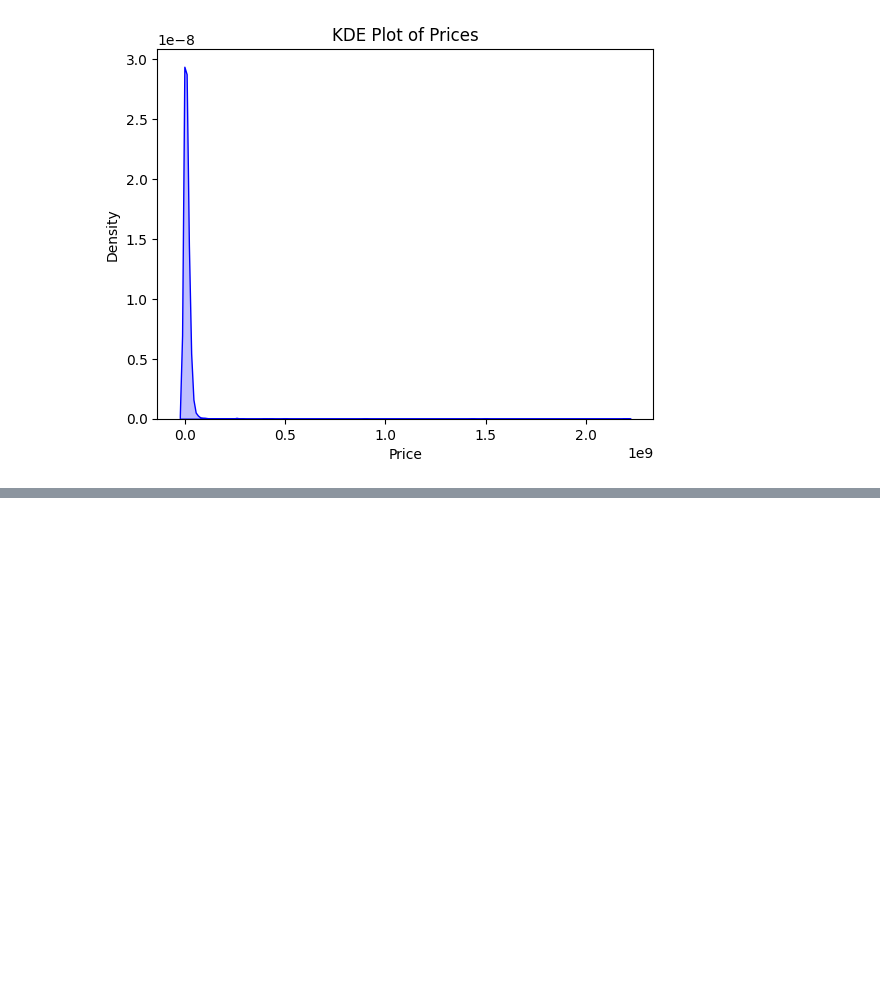
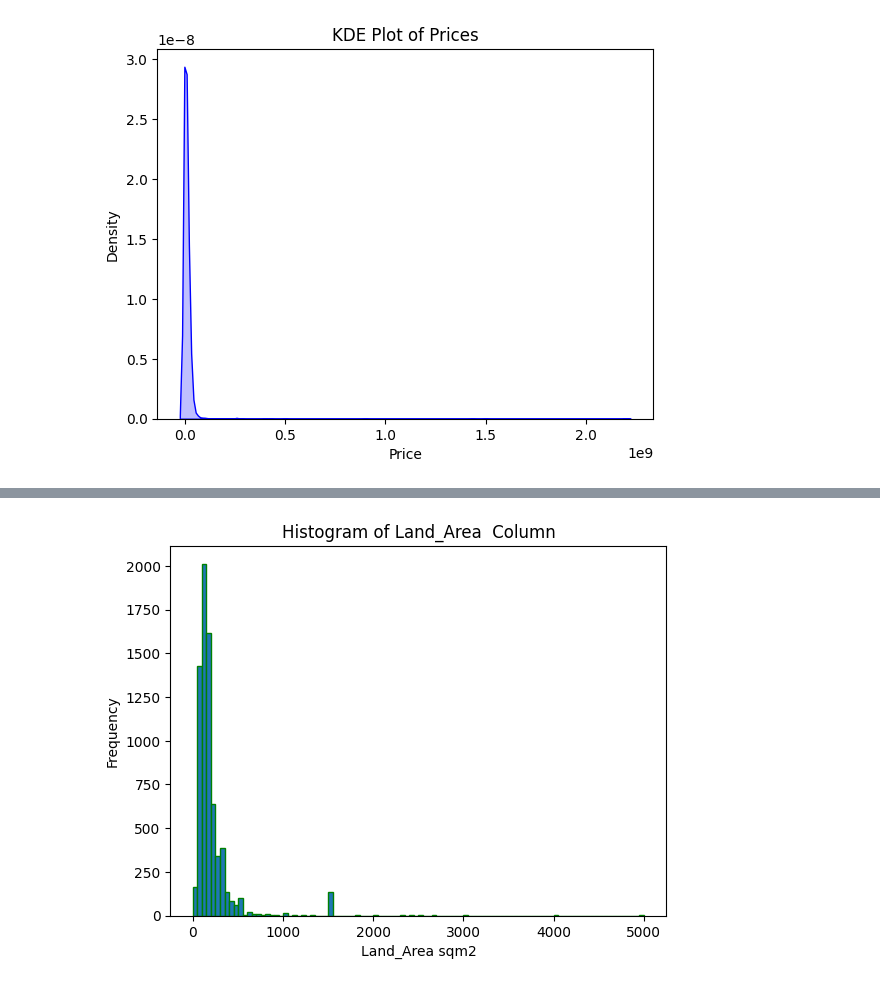
Before and after one commit to RevoEstate/PricePrediction, a Jupyter notebook: 1preprocessing.ipynb, the cells around one changed output, grey strips where cells are left out. Cells and saved outputs as stored; diff of their text form; code cells hidden in the pictures; blank space fills up the shorter version.

```diff
--- a/1preprocessing.ipynb
+++ b/1preprocessing.ipynb
@@ -67,0 +136,2 @@ plt.show()
+# %%
+dataset["Bathrooms"].fillna(dataset["Bathrooms"].mode()[0], inplace=True)
@@ -67,0 +147,12 @@ plt.show()
+# %%
+#Land_Area Histogram
+import matplotlib.pyplot as plt
+import pandas as pd
+Land_Area=dataset["Land_Area"]
+plt.hist(Land_Area, bins=100, edgecolor='green')
+plt.title('Histogram of Land_Area  Column')
+plt.xlabel('Land_Area sqm2')
+plt.ylabel('Frequency')
+plt.show()
+# %% [output]
+[figure, added]
```
Also changed, not shown: parts of 36 cells of this notebook, 1 other file.
